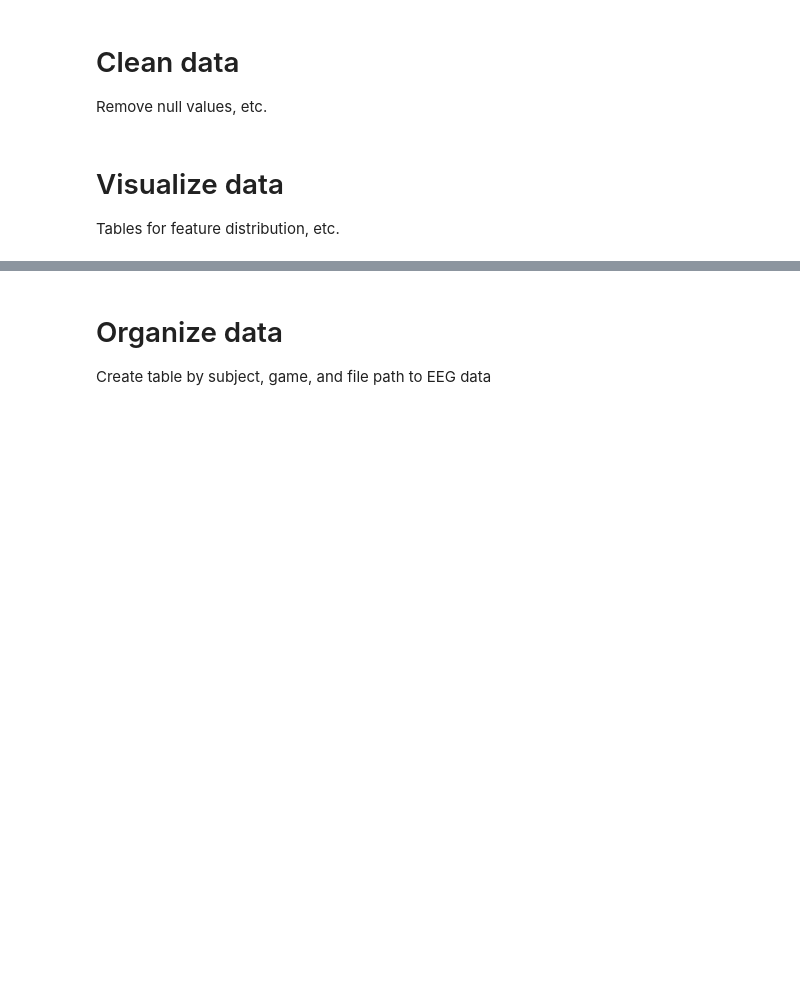
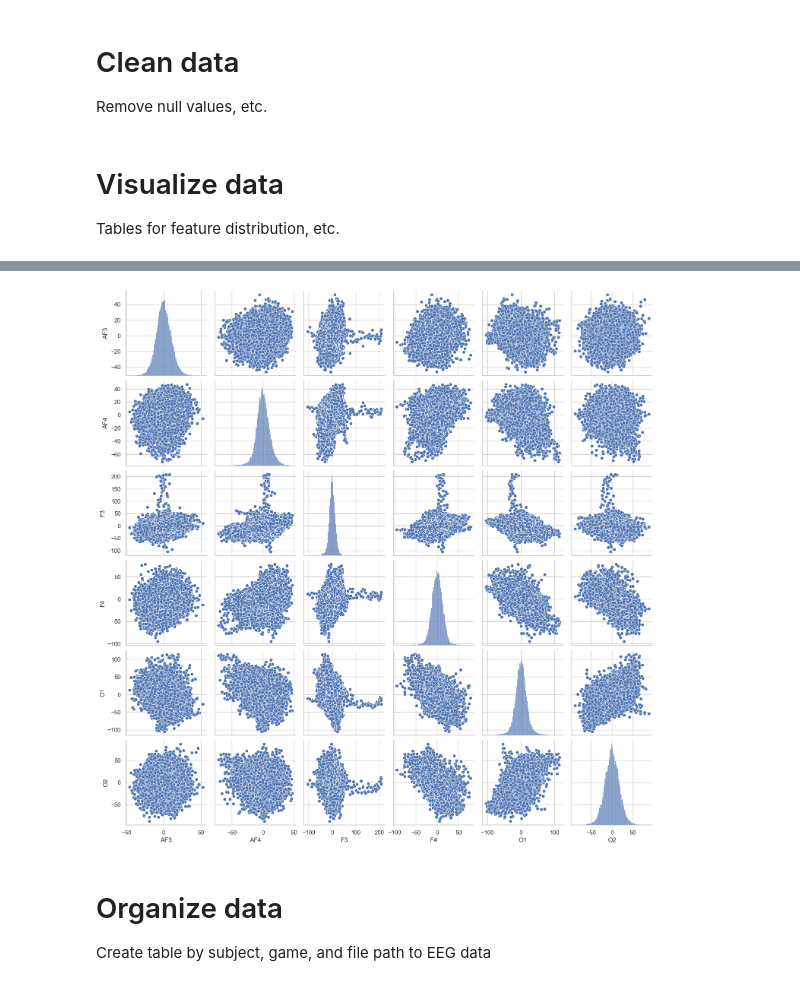
Before and after one commit to sunyshore/eeg, a Jupyter notebook: camp_qmind/camp_qmind.ipynb, the cells around one changed output, grey strips where cells are left out. Cells and saved outputs as stored; diff of their text form; code cells hidden in the pictures; blank space fills up the shorter version.

```diff
--- a/camp_qmind/camp_qmind.ipynb
+++ b/camp_qmind/camp_qmind.ipynb
@@ -20,3 +55,8 @@ Tables for feature distribution, etc.
+# %%
+sns.pairplot(data_cleaned[['AF3', 'AF4', 'F3', 'F4', 'O1', 'O2']])
+plt.show()
+# %% [output]
+[figure, added]
 # %% [markdown]
 # Organize data
 Create table by subject, game, and file path to EEG data
```
Also changed, not shown: parts of 7 cells of this notebook.
